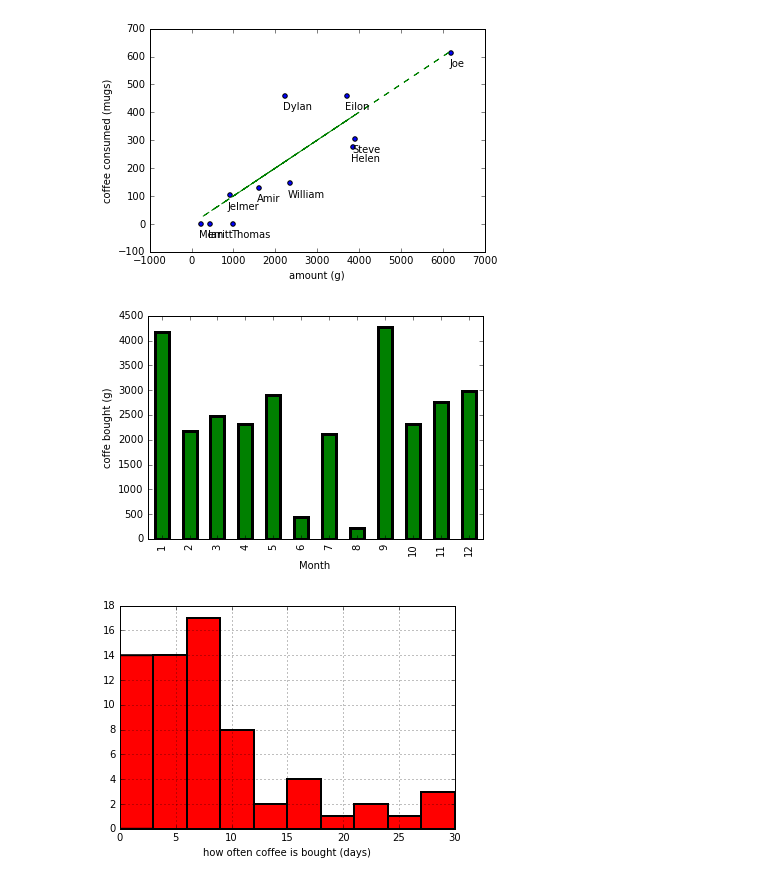
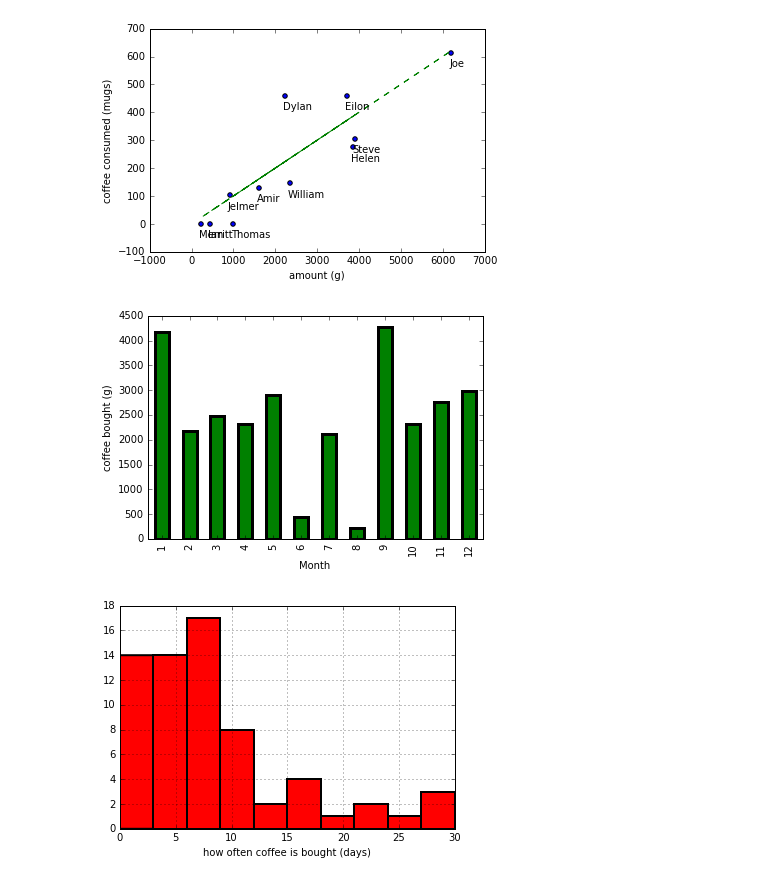
Before and after one commit to amirfz/myPythonProjects, a Jupyter notebook: coffeeDonors/coffeeDonors.ipynb, the cells around one changed output. Saved outputs shown, nothing was run; the diff lists cells and outputs as text; code cells hidden in the pictures.

```diff
--- a/coffeeDonors/coffeeDonors.ipynb
+++ b/coffeeDonors/coffeeDonors.ipynb
@@ -101,11 +101,11 @@ plt.savefig('consumption_vs_amountBought.pdf')
 # %%
 groupedByMonth = data.groupby("Month")
 groupedbyMonthSorted = groupedByMonth.sum()
 groupedbyMonthSorted.Amount.plot(kind="bar", color="g", lw = 3)
-plt.ylabel("coffe bought (g)")
+plt.ylabel("coffee bought (g)")
 plt.savefig("vsMonths.png")
 # %% [output]
-[figure, old version]
+[figure, new version]
 # %%
 d1 = data["Date"][1:].reset_index(drop=True)
 d2 = data["Date"][:-1].reset_index(drop=True)
```
Also changed, not shown: 6 other files.
